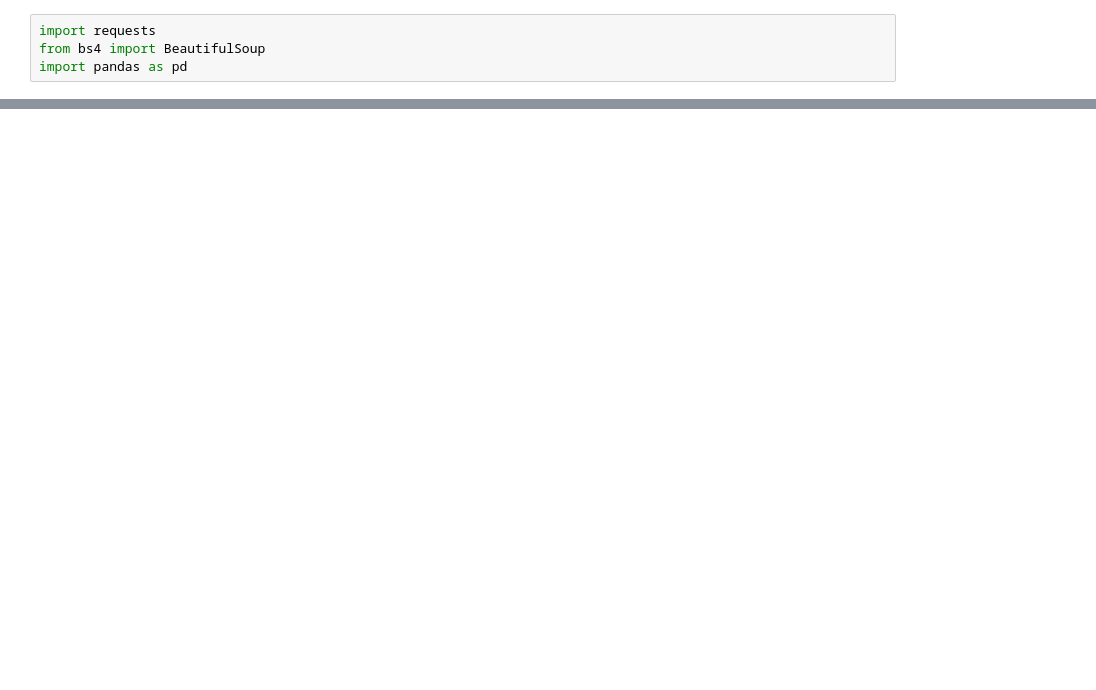
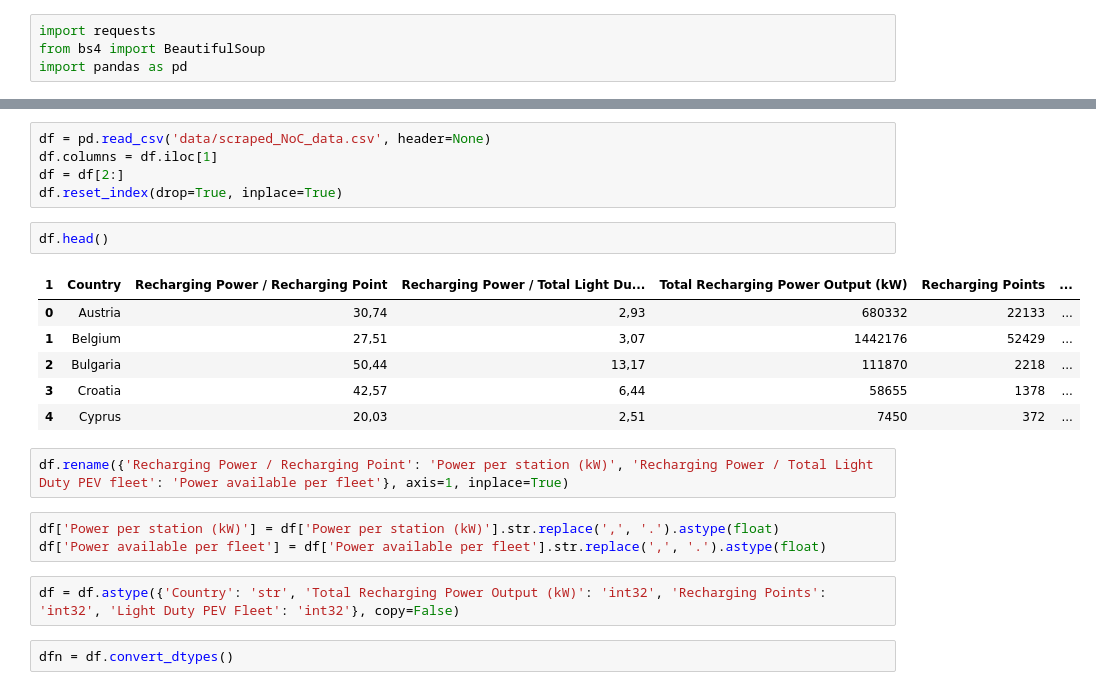
Before and after one commit to ND-code-ai/DSS_dashboard, a Jupyter notebook: nick_scrape.ipynb, the cells around one changed output, grey strips where cells are left out. Drawn from its saved outputs; the diff is of its cells as text; blank space fills up the shorter version.

```diff
--- a/nick_scrape.ipynb
+++ b/nick_scrape.ipynb
@@ -57,0 +40,23 @@ df.to_csv('scraped_rows.csv', index=False)
+# %%
+df = pd.read_csv('data/scraped_NoC_data.csv', header=None)
+df.columns = df.iloc[1]
+df = df[2:]
+df.reset_index(drop=True, inplace=True)
+# %%
+df.head()
+# %% [output]
+| 1 | Country | Recharging Power / Recharging Point | Recharging Power / Total Light Du... | Total Recharging Power Output (kW) | Recharging Points | ... |
+| 0 | Austria | 30,74 | 2,93 | 680332 | 22133 | ... |
+| 1 | Belgium | 27,51 | 3,07 | 1442176 | 52429 | ... |
+| 2 | Bulgaria | 50,44 | 13,17 | 111870 | 2218 | ... |
+| 3 | Croatia | 42,57 | 6,44 | 58655 | 1378 | ... |
+| 4 | Cyprus | 20,03 | 2,51 | 7450 | 372 | ... |
+# %%
+df.rename({'Recharging Power / Recharging Point': 'Power per station (kW)', 'Recharging Power / Total Light Duty PEV fleet': 'Power available per fleet'}, axis=1, inplace=True)
+# %%
+df['Power per station (kW)'] = df['Power per station (kW)'].str.replace(',', '.').astype(float)
+df['Power available per fleet'] = df['Power available per fleet'].str.replace(',', '.').astype(float)
+# %%
+df = df.astype({'Country': 'str', 'Total Recharging Power Output (kW)': 'int32', 'Recharging Points': 'int32', 'Light Duty PEV Fleet': 'int32'}, copy=False)
+# %%
+dfn = df.convert_dtypes()
```
Also changed, not shown: parts of 11 cells of this notebook, 16 other files.
